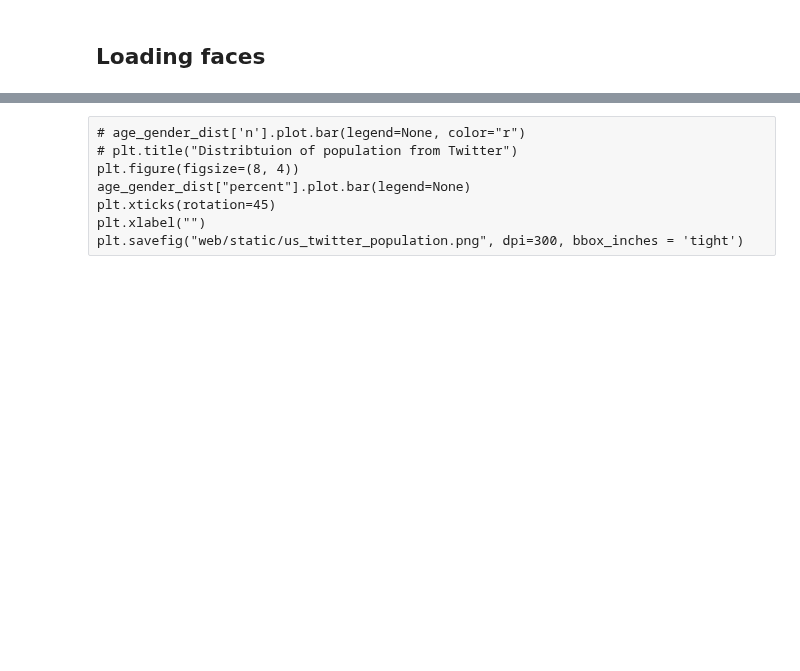
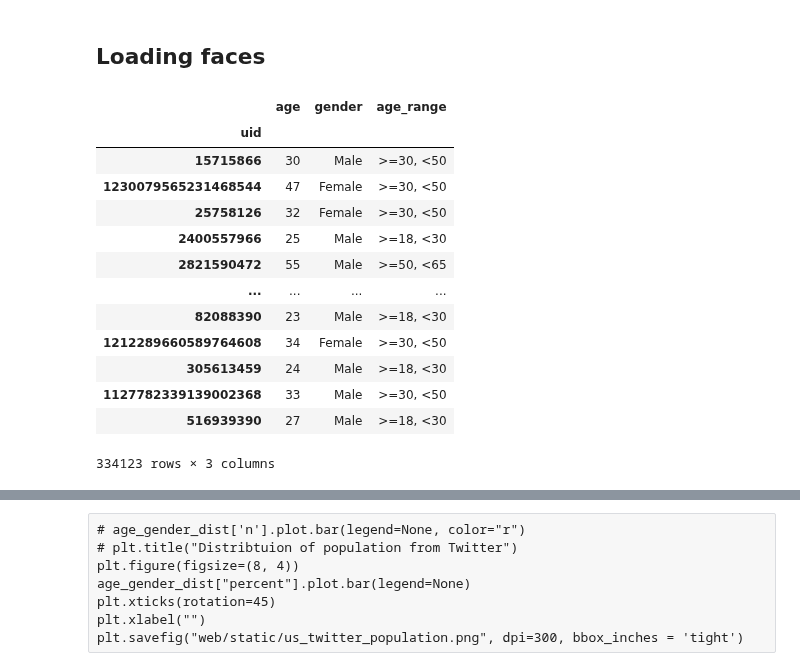
Before and after one commit to kayzhou/US_election, a Jupyter notebook: user_reweight_US.ipynb, the cells around one changed output, grey strips where cells are left out. Drawn from its saved outputs; the diff is of its cells as text; code cells hidden in the pictures; blank space fills up the shorter version.

```diff
--- a/user_reweight_US.ipynb
+++ b/user_reweight_US.ipynb
@@ -17,31 +17,49 @@ total 475552
 # %% [markdown]
 ## Loading faces
 # %%
-users = []
+# users = []
 
-for line in tqdm(open("disk/users-face/2020-02-24.lj")):
-    d = json.loads(line.strip())
-    face = d["faces"][0]
-    # print(face)
-    age = face['attributes']["age"]["value"]
-    gender = face['attributes']["gender"]["value"]
+# for line in tqdm(open("disk/users-face/2020-02-24.lj")):
+#     d = json.loads(line.strip())
+#     face = d["faces"][0]
+#     # print(face)
+#     age = face['attributes']["age"]["value"]
+#     gender = face['attributes']["gender"]["value"]
 
-    if age < 18:
-        continue
-    elif age >= 18 and age < 30:
-        age_range = ">=18, <30"
-    elif age >= 30 and age < 50:
-        age_range = ">=30, <50"
-    elif age >= 50 and age < 65:
-        age_range = ">=50, <65"
-    elif age >= 65:
-        age_range = ">=65"
+#     if age < 18:
+#         continue
+#     elif age >= 18 and age < 30:
+#         age_range = ">=18, <30"
+#     elif age >= 30 and age < 50:
+#         age_range = ">=30, <50"
+#     elif age >= 50 and age < 65:
+#         age_range = ">=50, <65"
+#     elif age >= 65:
+#         age_range = ">=65"
 
-    users.append({"uid": d["id"],
-                  "age": age,
-                  "gender": gender,
-                  "age_range": age_range}
-                )
+#     users.append({"uid": d["id"],
+#                   "age": age,
+#                   "gender": gender,
+#                   "age_range": age_range}
+#                 )
 
-users = pd.DataFrame(users).set_index("uid")
-users = users[~users.index.duplicated(keep='first')]
+# users = pd.DataFrame(users).set_index("uid")
+# users = users[~users.index.duplicated(keep='first')]
+
+users = pd.read_csv("disk/users-face/2020-03-02.csv").set_index("uid")
+users
+# %% [output]
+|  | age | gender | age_range |
+| uid |  |  |  |
+| 15715866 | 30 | Male | >=30, <50 |
+| 1230079565231468544 | 47 | Female | >=30, <50 |
+| 25758126 | 32 | Female | >=30, <50 |
+| 2400557966 | 25 | Male | >=18, <30 |
+| 2821590472 | 55 | Male | >=50, <65 |
+| ... | ... | ... | ... |
+| 82088390 | 23 | Male | >=18, <30 |
+| 1212289660589764608 | 34 | Female | >=30, <50 |
+| 305613459 | 24 | Male | >=18, <30 |
+| 1127782339139002368 | 33 | Male | >=30, <50 |
+| 516939390 | 27 | Male | >=18, <30 |
+334123 rows × 3 columns
```
Also changed, not shown: parts of 25 cells of this notebook, 14 other files.
